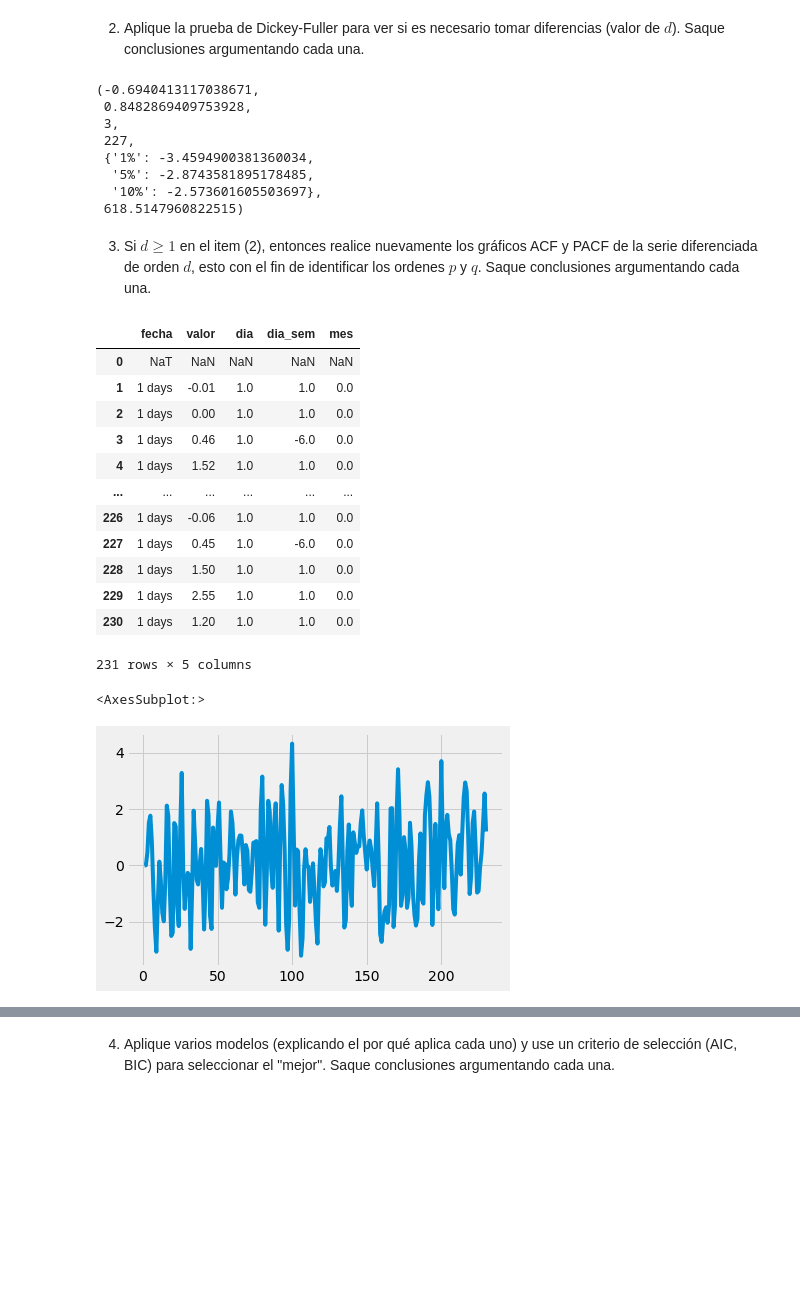
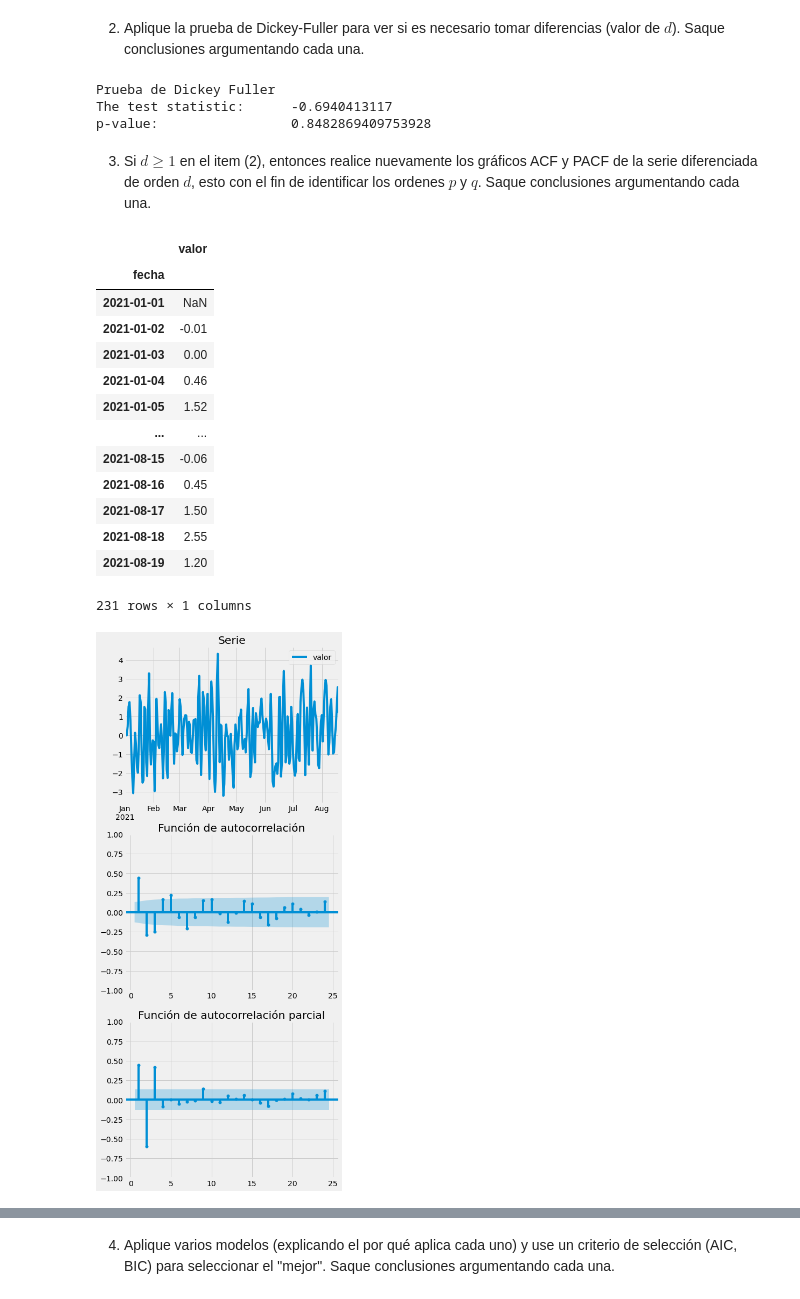
Before and after one commit to julianusor/series_de_tiempo, a Jupyter notebook: Exam2/Parcial-2.ipynb, the cells around one changed output, grey strips where cells are left out. Saved outputs shown, nothing was run; the diff lists cells and outputs as text; code cells hidden in the pictures; blank space fills up the shorter version.

Commit message:
Adding task code 4, 6, 7, 8 time series 8

```diff
--- a/Exam2/Parcial-2.ipynb
+++ b/Exam2/Parcial-2.ipynb
@@ -85,0 +86,3 @@ s1.valor.plot()
+# %%
+s1.set_index("fecha", inplace=True)
+s1
@@ -98,37 +115,38 @@ plt.show()
 # %% [markdown]
 2. Aplique la prueba de Dickey-Fuller para ver si es necesario tomar diferencias (valor de $d$). Saque conclusiones argumentando cada una.
 # %%
-adfuller(s1.valor)
+test = adfuller(s1)
+printfuller(test)
 # %% [output]
-(-0.6940413117038671,
- 0.8482869409753928,
- 3,
- 227,
- {'1%': -3.4594900381360034,
-  '5%': -2.8743581895178485,
-  '10%': -2.573601605503697},
- 618.5147960822515)
+Prueba de Dickey Fuller
+The test statistic:      -0.6940413117
+p-value:                 0.8482869409753928
 # %% [markdown]
 3. Si $d\geq 1$ en el item (2), entonces realice nuevamente los gráficos ACF y PACF de la serie diferenciada de orden $d$, esto con el fin de identificar los ordenes $p$ y $q$. Saque conclusiones argumentando cada una.
 # %%
 s1_aux_dif = s1.diff()
 s1_aux_dif
 # %% [output]
-|  | fecha | valor | dia | dia_sem | mes |
-| 0 | NaT | NaN | NaN | NaN | NaN |
-| 1 | 1 days | -0.01 | 1.0 | 1.0 | 0.0 |
-| 2 | 1 days | 0.00 | 1.0 | 1.0 | 0.0 |
-| 3 | 1 days | 0.46 | 1.0 | -6.0 | 0.0 |
-| 4 | 1 days | 1.52 | 1.0 | 1.0 | 0.0 |
-| ... | ... | ... | ... | ... | ... |
-| 226 | 1 days | -0.06 | 1.0 | 1.0 | 0.0 |
-| 227 | 1 days | 0.45 | 1.0 | -6.0 | 0.0 |
-| 228 | 1 days | 1.50 | 1.0 | 1.0 | 0.0 |
-| 229 | 1 days | 2.55 | 1.0 | 1.0 | 0.0 |
-| 230 | 1 days | 1.20 | 1.0 | 1.0 | 0.0 |
+|  | valor |
+| fecha |  |
+| 2021-01-01 | NaN |
+| 2021-01-02 | -0.01 |
+| 2021-01-03 | 0.00 |
+| 2021-01-04 | 0.46 |
+| 2021-01-05 | 1.52 |
+| ... | ... |
+| 2021-08-15 | -0.06 |
+| 2021-08-16 | 0.45 |
+| 2021-08-17 | 1.50 |
+| 2021-08-18 | 2.55 |
+| 2021-08-19 | 1.20 |
-231 rows × 5 columns
+231 rows × 1 columns
 # %%
-s1_aux_dif.valor.plot()
+fig, ax = plt.subplots(3,1,figsize=(7,15))
+fig.tight_layout(pad=2.5)
+s1_aux_dif.plot(ax=ax[0], title = "Serie", xlabel="")
+plot_acf(s1_aux_dif.dropna(), zero = False, title = "Función de autocorrelación", ax=ax[1])
+plot_pacf(s1_aux_dif.dropna(), method="ywm", zero = False, title = "Función de autocorrelación parcial", ax=ax[2])
+fig.show()
 # %% [output]
-<AxesSubplot:>
-[figure, old version]
+[figure, new version]
```
Also changed, not shown: parts of 53 cells of this notebook.
